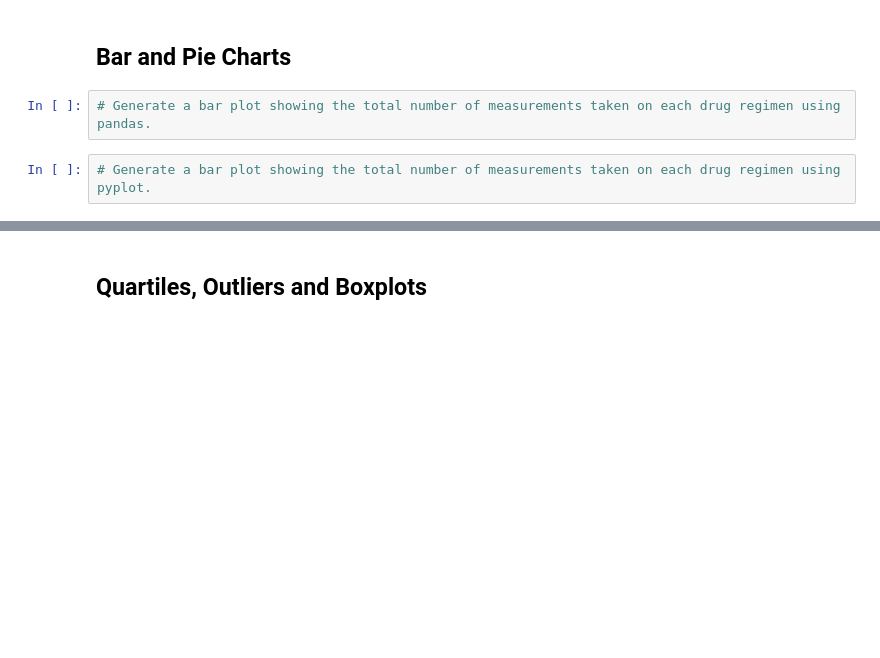
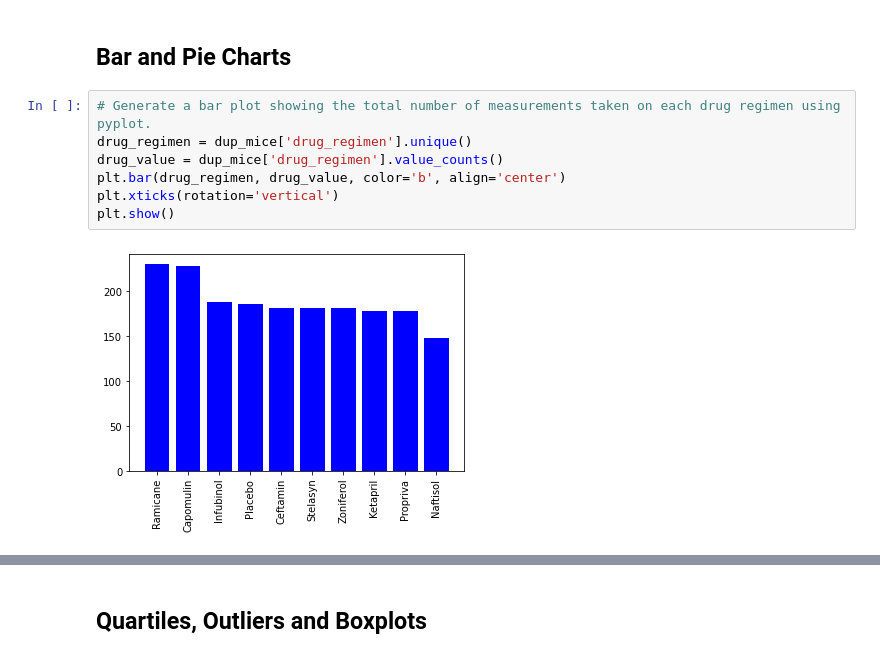
Before and after one commit to garycastle/matplotlib-challenge, a Jupyter notebook: pymaceuticals_starter.ipynb, the cells around one changed output, grey strips where cells are left out. Cells and saved outputs as stored; diff of their text form; blank space fills up the shorter version.

```diff
--- a/pymaceuticals_starter.ipynb
+++ b/pymaceuticals_starter.ipynb
@@ -154,6 +147,11 @@ summary_stat
 # %% [markdown]
 ## Bar and Pie Charts
 # %%
-# Generate a bar plot showing the total number of measurements taken on each drug regimen using pandas.
+# Generate a bar plot showing the total number of measurements taken on each drug regimen using pyplot.
+drug_regimen = dup_mice['drug_regimen'].unique()
+drug_value = dup_mice['drug_regimen'].value_counts()
+plt.bar(drug_regimen, drug_value, color='b', align='center')
+plt.xticks(rotation='vertical')
+plt.show()
+# %% [output]
+[figure, added]
-# %%
-# Generate a bar plot showing the total number of measurements taken on each drug regimen using pyplot.
```
Also changed, not shown: parts of 12 cells of this notebook, 1 other file.
